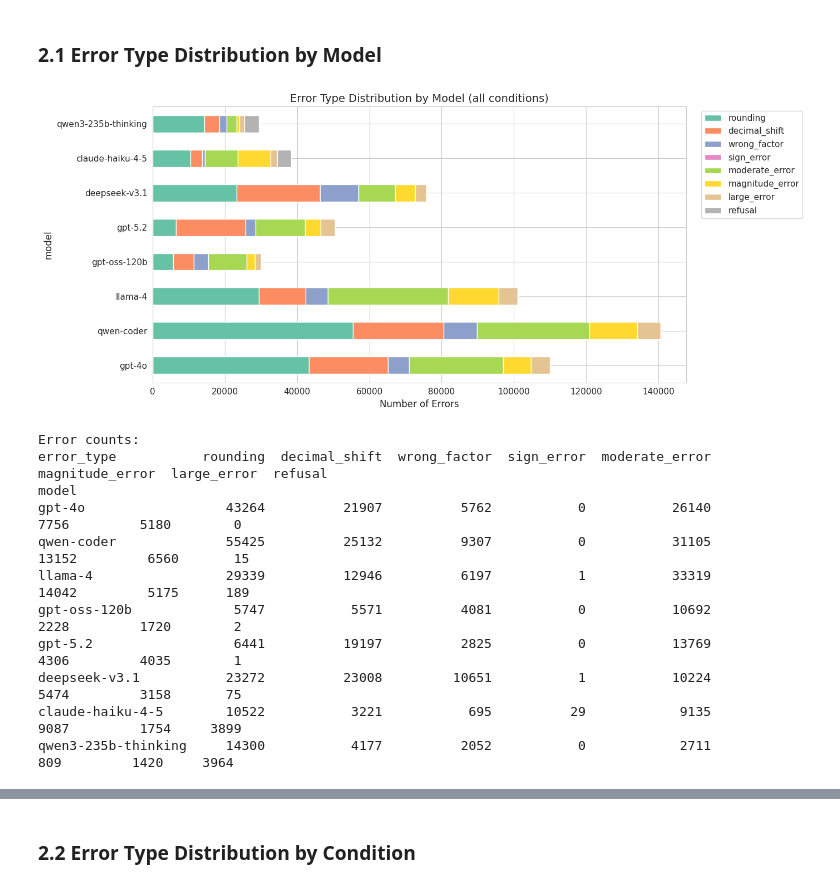
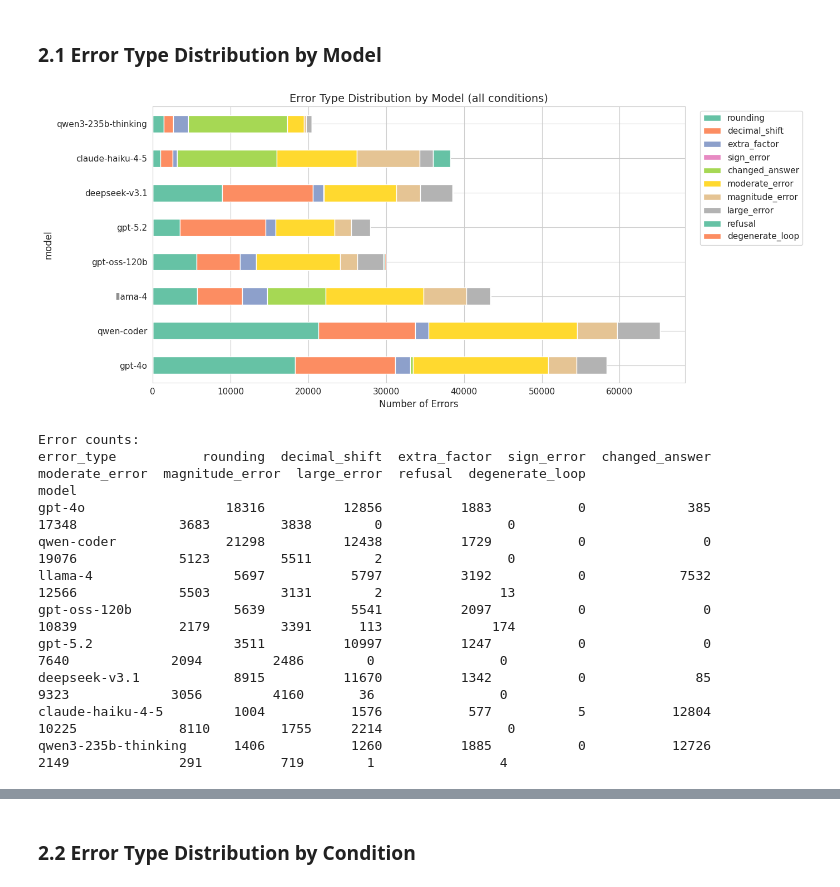
Before and after one commit to janewarren/math_gender, a Jupyter notebook: conversion_test/3_error_taxonomy/error_analysis.ipynb, the cells around one changed output, grey strips where cells are left out. Drawn from its saved outputs; the diff is of its cells as text; code cells hidden in the pictures.

```diff
--- a/conversion_test/3_error_taxonomy/error_analysis.ipynb
+++ b/conversion_test/3_error_taxonomy/error_analysis.ipynb
@@ -68,7 +106,7 @@ Conditions: ['regular', 'no_guide', 'math_only']
 # %% [markdown]
 ## 1. Load All Results
 # %%
-df = pd.read_csv('/data/jane/convert/math_gender/conversion_test/2_analysis/results.csv', sep='\t')
+df = pd.read_csv('/data/jane/convert/math_gender/conversion_test/2_analysis/integers.csv', sep='\t')
 print(f"loaded {len(df):,} rows")
 print(f"columns: {df.columns.tolist()}")
 print(f"models: {df['model'].unique()}")
@@ -82,6 +120,3 @@ models: ['claude-haiku-4-5' 'deepseek-v3.1' 'gpt-4o' 'gpt-5.2' 'gpt-oss-120b'
 conditions: ['in_domain_with_guide' 'math_only' 'in_domain_no_guide']
 domains: ['bits_bytes' 'clothing_size' 'cooking' 'currency' 'density' 'energy'
  'moles_to_particles' 'speed' 'temperature' 'timezone' 'volume']
-# %%
-# combine all clothing domains into one
-df.loc[df['domain'].str.startswith('clothing_sizes_'), 'domain'] = 'clothing_size'
@@ -175,32 +260,43 @@ Total correct: 2,606,570 / 3,182,736 (81.9%)
 # %%
 errors_only = df[df['error_type'] != 'correct'].copy()
 
 ct = pd.crosstab(errors_only['model'], errors_only['error_type'])
 ct = ct.reindex(index=[m for m in ALL_MODELS if m in ct.index])
-error_order = ['rounding', 'decimal_shift', 'wrong_factor', 'sign_error', 'moderate_error', 'magnitude_error', 'large_error', 'refusal']
+error_order = ['rounding', 'decimal_shift', 'extra_factor', 'sign_error', 'changed_answer', 'moderate_error', 'magnitude_error', 'large_error', 'refusal', 'degenerate_loop']
 ct = ct.reindex(columns=[c for c in error_order if c in ct.columns])
 
-fig, ax = plt.subplots(figsize=(14, 6))
-ct.plot(kind='barh', stacked=True, ax=ax,
-        color=sns.color_palette('Set2', len(ct.columns)))
+ERROR_COLORS = {e: CB_PALETTE[i % len(CB_PALETTE)] for i, e in enumerate(error_order)}
+ERROR_HATCHES = {e: HATCHES[i % len(HATCHES)] for i, e in enumerate(error_order)}
+
+fig, ax = plt.subplots(figsize=(PAGE_W, PAGE_W / GOLDEN / 1.8))
+labels = [MODEL_DISPLAY.get(m, m) + REASONING_MARKER.get(m, '') for m in ct.index]
+y = np.arange(len(ct))
+left = np.zeros(len(ct))
+for col in ct.columns:
+    vals = ct[col].values.astype(float)
+    bars = ax.barh(y, vals, left=left, label=col, color=ERROR_COLORS[col],
+                   hatch=ERROR_HATCHES[col], edgecolor='white', linewidth=0.4, height=0.7)
+    left += vals
+ax.set_yticks(y)
+ax.set_yticklabels(labels)
 ax.set_xlabel('Number of Errors')
-ax.set_title('Error Type Distribution by Model (all conditions)')
-ax.legend(bbox_to_anchor=(1.02, 1), loc='upper left')
+ax.set_title('Error Type Distribution by Model (All Conditions)')
+ax.legend(bbox_to_anchor=(1.02, 1), loc='upper left', frameon=True,
+          edgecolor='#cccccc', fancybox=False)
+ax.invert_yaxis()
 plt.tight_layout()
+save_fig(fig, 'fig1_error_by_model')
 plt.show()
-
-print("\nError counts:")
-print(ct.to_string())
 # %% [output]
-[figure, old version]
+[figure, new version]
 Error counts:
-error_type           rounding  decimal_shift  wrong_factor  sign_error  moderate_error  magnitude_error  large_error  refusal
+error_type           rounding  decimal_shift  extra_factor  sign_error  changed_answer  moderate_error  magnitude_error  large_error  refusal  degenerate_loop
 model
-gpt-4o                  43264          21907          5762           0           26140             7756         5180        0
-qwen-coder              55425          25132          9307           0           31105            13152         6560       15
-llama-4                 29339          12946          6197           1           33319            14042         5175      189
-gpt-oss-120b             5747           5571          4081           0           10692             2228         1720        2
-gpt-5.2                  6441          19197          2825           0           13769             4306         4035        1
-deepseek-v3.1           23272          23008         10651           1           10224             5474         3158       75
-claude-haiku-4-5        10522           3221           695          29            9135             9087         1754     3899
-qwen3-235b-thinking     14300           4177          2052           0            2711              809         1420     3964
+gpt-4o                  18316          12856          1883           0             385           17348             3683         3838        0                0
+qwen-coder              21298          12438          1729           0               0           19076             5123         5511        2                0
+llama-4                  5697           5797          3192           0            7532           12566             5503         3131        2               13
+gpt-oss-120b             5639           5541          2097           0               0           10839             2179         3391      113              174
+gpt-5.2                  3511          10997          1247           0               0            7640             2094         2486        0                0
+deepseek-v3.1            8915          11670          1342           0              85            9323             3056         4160       36                0
+claude-haiku-4-5         1004           1576           577           5           12804           10225             8110         1755     2214                0
+qwen3-235b-thinking      1406           1260          1885           0           12726            2149              291          719        1                4
```
Also changed, not shown: parts of 48 cells of this notebook, 16 other files.
